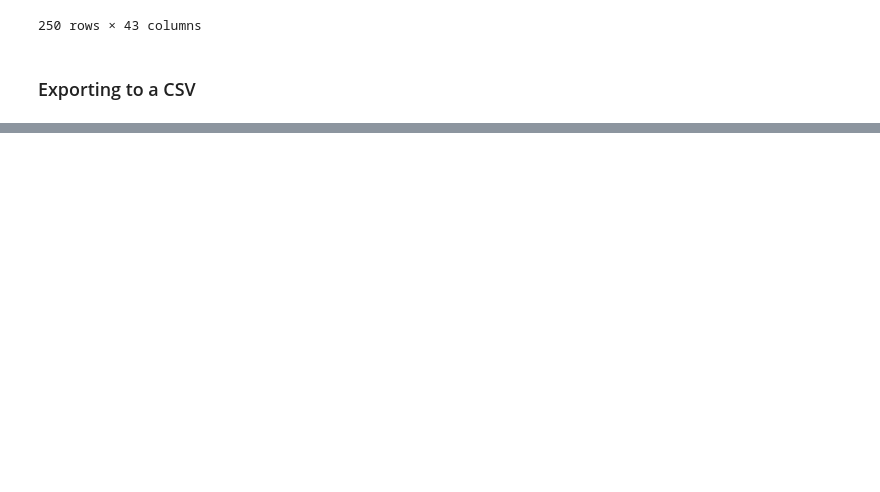
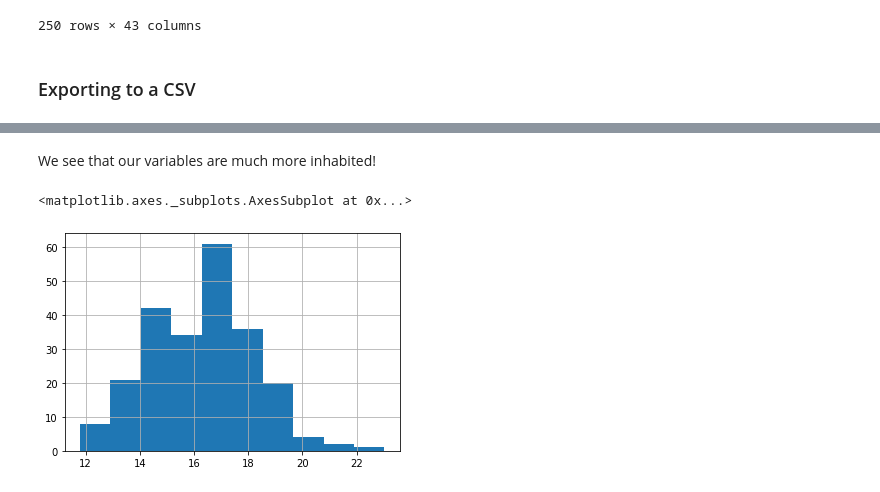
Before and after one commit to nlgriffin/IMDB_Scraper, a Jupyter notebook: web_scrapper_final.ipynb, the cells around one changed output, grey strips where cells are left out. Drawn from its saved outputs; the diff is of its cells as text; code cells hidden in the pictures; blank space fills up the shorter version.

```diff
--- a/web_scrapper_final.ipynb
+++ b/web_scrapper_final.ipynb
@@ -390,2 +483,5 @@ df_final
 # %%
 df_final.to_csv("df_top250.csv")
+# %%
+movies2 = pd.read_csv('df_top250.csv', index_col=0)
+movies2.head()
@@ -391,0 +511,7 @@ df_final.to_csv("df_top250.csv")
+# %% [markdown]
+We see that our variables are much more inhabited!
+# %%
+np.log(movies2.loc[movies2['budget']!=0]['budget']).hist()
+# %% [output]
+<matplotlib.axes._subplots.AxesSubplot at 0x...>
+[figure, added]
```
Also changed, not shown: parts of 31 cells of this notebook.
